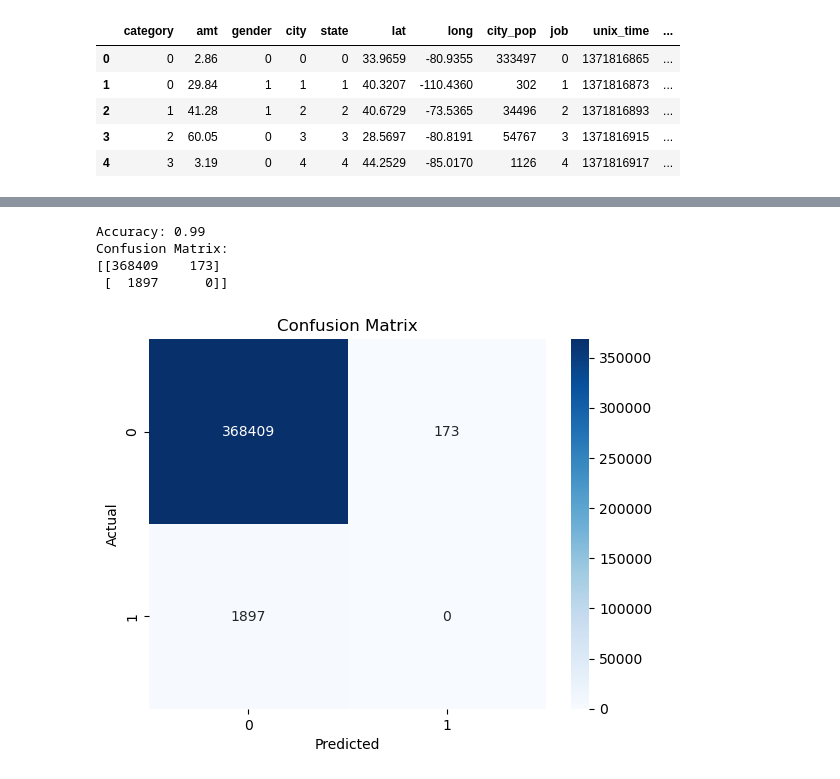
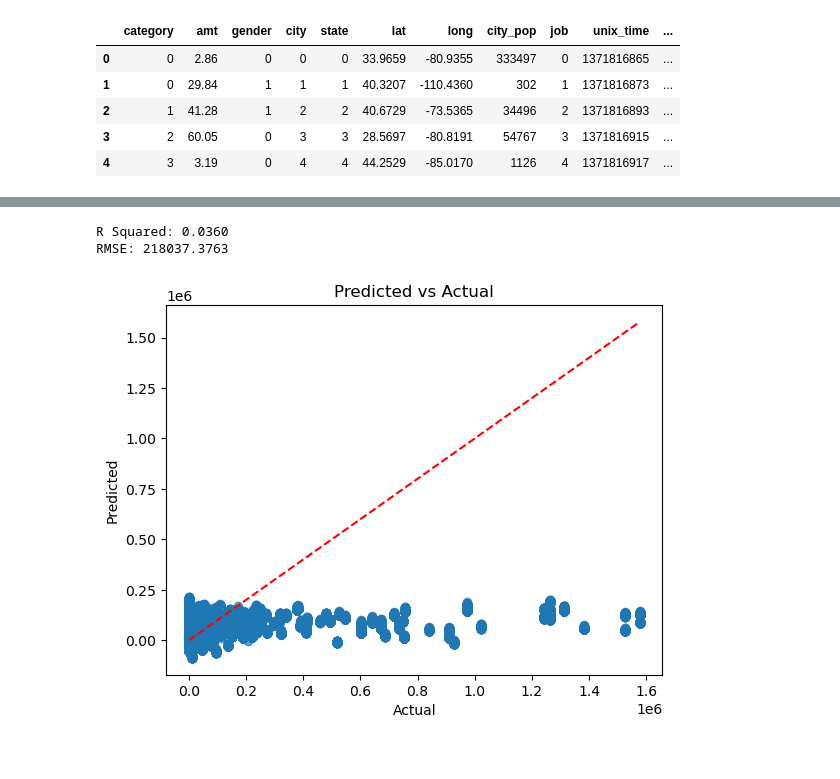
Before and after one commit to rdabbs1/Data-Science-Capstone, a Jupyter notebook: OMDS-ModC1-Week1-Dabbs-Rosemary.ipynb, the cells around one changed output, grey strips where cells are left out. Cells and saved outputs as stored; diff of their text form; code cells hidden in the pictures.

```diff
--- a/OMDS-ModC1-Week1-Dabbs-Rosemary.ipynb
+++ b/OMDS-ModC1-Week1-Dabbs-Rosemary.ipynb
@@ -156,0 +408,25 @@ credit_target = cleaned_credit_card['is_fraud']
+# %%
+# Drop target variable
+cc_features = cleaned_credit_card.drop(columns=['is_fraud'])
+
+# Drop constant columns
+cc_features_cleaned = cc_features.loc[:, cc_features.nunique() > 1]
+
+# Scale features
+scaler = StandardScaler()
+credit_card_features = pd.DataFrame(scaler.fit_transform(cc_features_cleaned), columns=cc_features_cleaned.columns)
+
+# Check for multicollinearity
+credit_card_features_const = add_constant(credit_card_features)
+
+# Compute VIF for each feature
+vif_cc = pd.DataFrame()
+vif_cc["Feature"] = credit_card_features_const.columns
+vif_cc["Variance Inflation Factor"] = [variance_inflation_factor(credit_card_features_const.values, i) for i in range(credit_card_features_const.shape[1])]
+
+# Sort results
+vif_cc = vif_cc.sort_values(by="Variance Inflation Factor", ascending=False).reset_index(drop=True)
+
+# Display results
+print("Top 10 VIFs")
+display(vif_cc.head(10))
@@ -157,8 +478,6 @@ credit_target = cleaned_credit_card['is_fraud']
 # %%
-run_logistic_regression(credit_features, credit_target, max_iter=100, test_size=0.2)
+run_linear_regression(cc_features_cleaned, 'city_pop', test_size=0.2)
 # %% [output]
-Accuracy: 0.99
-Confusion Matrix:
-[[368409    173]
- [  1897      0]]
+R Squared: 0.0360
+RMSE: 218037.3763
-[figure, old version]
+[figure, new version]
```
Also changed, not shown: parts of 29 cells of this notebook.
